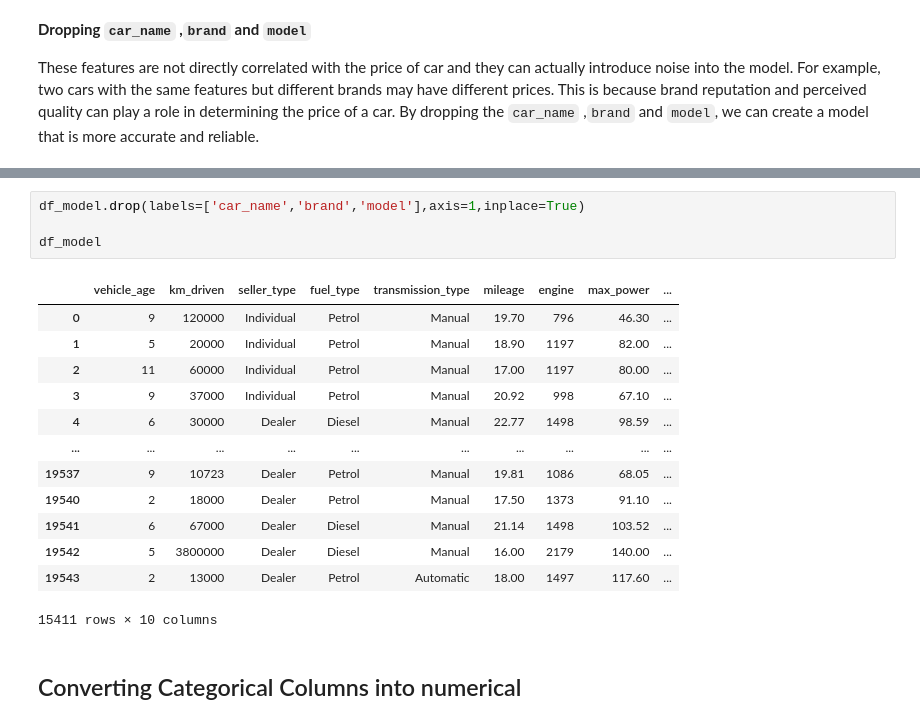
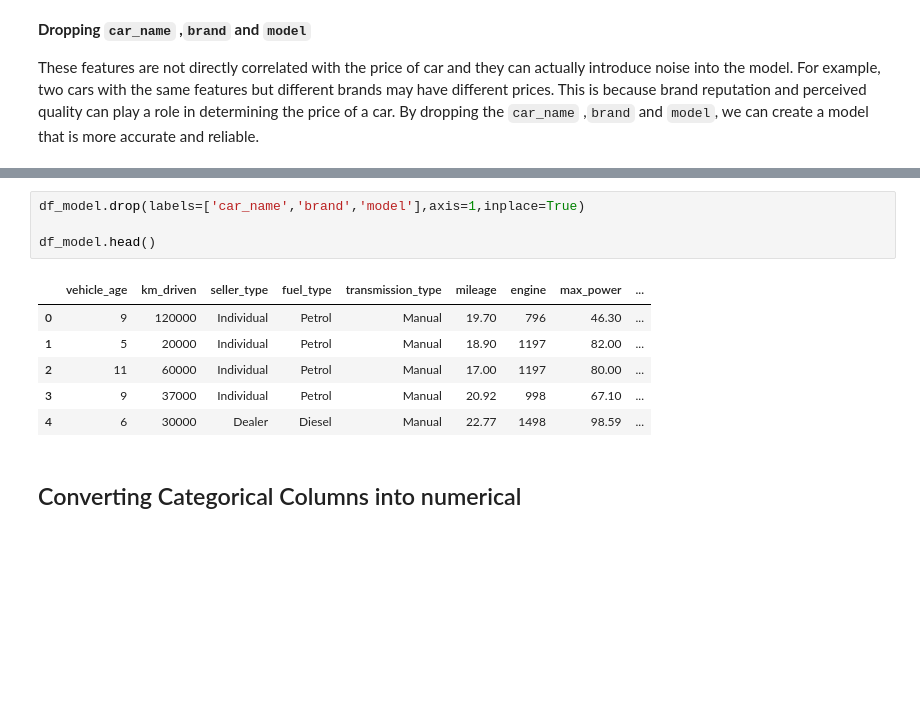
Before and after one commit to sharmasaravanan/CarDekho-Used-Car-Price-Prediction, a Jupyter notebook: cardekho-used-car-price-prediction.ipynb, the cells around one changed output, grey strips where cells are left out. Cells and saved outputs as stored; diff of their text form; blank space fills up the shorter version.

```diff
--- a/cardekho-used-car-price-prediction.ipynb
+++ b/cardekho-used-car-price-prediction.ipynb
@@ -975,21 +962,14 @@ df_model
 # %%
 df_model.drop(labels=['car_name','brand','model'],axis=1,inplace=True)
 
-df_model
+df_model.head()
 # %% [output]
 |  | vehicle_age | km_driven | seller_type | fuel_type | transmission_type | mileage | engine | max_power | ... |
 | 0 | 9 | 120000 | Individual | Petrol | Manual | 19.70 | 796 | 46.30 | ... |
 | 1 | 5 | 20000 | Individual | Petrol | Manual | 18.90 | 1197 | 82.00 | ... |
 | 2 | 11 | 60000 | Individual | Petrol | Manual | 17.00 | 1197 | 80.00 | ... |
 | 3 | 9 | 37000 | Individual | Petrol | Manual | 20.92 | 998 | 67.10 | ... |
 | 4 | 6 | 30000 | Dealer | Diesel | Manual | 22.77 | 1498 | 98.59 | ... |
-| ... | ... | ... | ... | ... | ... | ... | ... | ... | ... |
-| 19537 | 9 | 10723 | Dealer | Petrol | Manual | 19.81 | 1086 | 68.05 | ... |
-| 19540 | 2 | 18000 | Dealer | Petrol | Manual | 17.50 | 1373 | 91.10 | ... |
-| 19541 | 6 | 67000 | Dealer | Diesel | Manual | 21.14 | 1498 | 103.52 | ... |
-| 19542 | 5 | 3800000 | Dealer | Diesel | Manual | 16.00 | 2179 | 140.00 | ... |
-| 19543 | 2 | 13000 | Dealer | Petrol | Automatic | 18.00 | 1497 | 117.60 | ... |
-15411 rows × 10 columns
 # %% [markdown]
 ## Converting Categorical Columns into numerical
 # %% [markdown]
```
Also changed, not shown: parts of 47 cells of this notebook.
